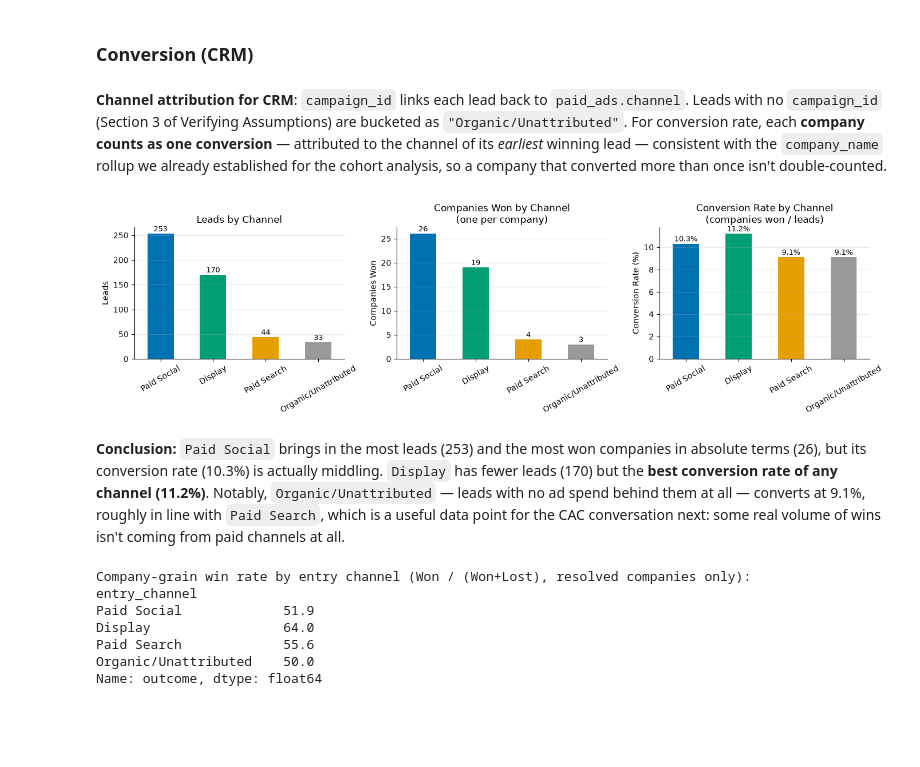
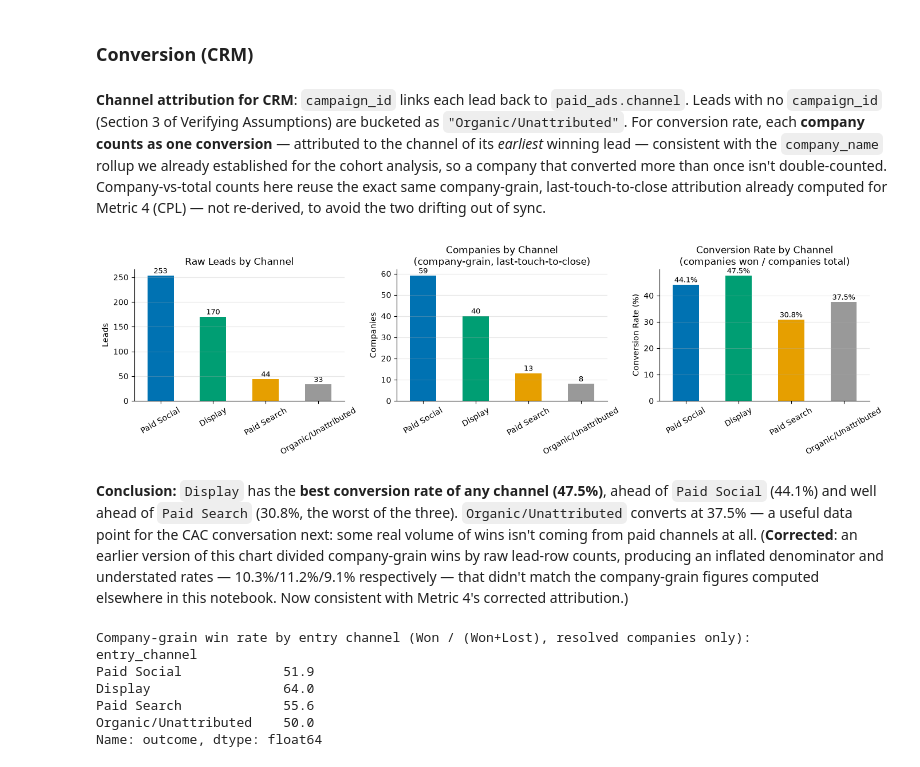
Before and after one commit to MohamadSaad-1993/DeskBird-Case, a Jupyter notebook: deskbird_growth_analysis.ipynb, the cells around one changed output. Saved outputs shown, nothing was run; the diff lists cells and outputs as text; code cells hidden in the pictures; blank space fills up the shorter version.

```diff
--- a/deskbird_growth_analysis.ipynb
+++ b/deskbird_growth_analysis.ipynb
@@ -1248,43 +1248,43 @@ plt.show()
 # %% [markdown]
 ### Conversion (CRM)
 # %% [markdown]
-**Channel attribution for CRM**: `campaign_id` links each lead back to `paid_ads.channel`. Leads with no `campaign_id` (Section 3 of Verifying Assumptions) are bucketed as `"Organic/Unattributed"`. For conversion rate, each **company counts as one conversion** — attributed to the channel of its *earliest* winning lead — consistent with the `company_name` rollup we already established for the cohort analysis, so a company that converted more than once isn't double-counted.
+**Channel attribution for CRM**: `campaign_id` links each lead back to `paid_ads.channel`. Leads with no `campaign_id` (Section 3 of Verifying Assumptions) are bucketed as `"Organic/Unattributed"`. For conversion rate, each **company counts as one conversion** — attributed to the channel of its *earliest* winning lead — consistent with the `company_name` rollup we already established for the cohort analysis, so a company that converted more than once isn't double-counted. Company-vs-total counts here reuse the exact same company-grain, last-touch-to-close attribution already computed for Metric 4 (CPL) — not re-derived, to avoid the two drifting out of sync.
 # %%
 # channel_colors, channel_order, and crm_pipeline['channel'] were already set up in Section 4 (cell 76) - reused as-is here
 leads_by_channel = crm_pipeline.channel.value_counts().reindex(channel_order)
 
-won_leads = crm_pipeline[crm_pipeline.lifecycle_stage == 'Closed Won'].sort_values('close_date')
-earliest_won = won_leads.groupby('company_name').first()  # one row per company = one conversion
-won_by_channel = earliest_won.channel.value_counts().reindex(channel_order).fillna(0)
-
-conv_rate = (won_by_channel / leads_by_channel * 100).round(1)
+# Companies won and total companies by channel reuse the corrected, company-grain, last-touch-to-close
+# attribution already computed in Metric 4 (CPL) above (cell 91) -- avoids re-deriving (and re-breaking) the same logic.
+won_by_channel = won_by_channel_cac.reindex(channel_order)
+companies_total_by_channel = companies_by_channel_cpl.reindex(channel_order)
+conv_rate = (won_by_channel / companies_total_by_channel * 100).round(1)
 
 fig, axes = plt.subplots(1, 3, figsize=(14, 4))
 colors = [channel_colors[c] for c in channel_order]
 
 for ax, data, title, ylabel, fmt in zip(
     axes,
-    [leads_by_channel, won_by_channel, conv_rate],
-    ['Leads by Channel', 'Companies Won by Channel\n(one per company)', 'Conversion Rate by Channel\n(companies won / leads)'],
-    ['Leads', 'Companies Won', 'Conversion Rate (%)'],
+    [leads_by_channel, companies_total_by_channel, conv_rate],
+    ['Raw Leads by Channel', 'Companies by Channel\n(company-grain, last-touch-to-close)', 'Conversion Rate by Channel\n(companies won / companies total)'],
+    ['Leads', 'Companies', 'Conversion Rate (%)'],
     ['{:.0f}', '{:.0f}', '{:.1f}%'],
 ):
     data.plot(kind='bar', ax=ax, color=colors)
     ax.set_title(title)
     ax.set_ylabel(ylabel)
     ax.set_xlabel('')
     ax.tick_params(axis='x', rotation=30)
     ax.spines[['top', 'right']].set_visible(False)
     ax.grid(axis='y', alpha=0.3)
     for i, v in enumerate(data):
         ax.text(i, v + (data.max() * 0.02), fmt.format(v), ha='center', fontsize=9)
 
 plt.tight_layout()
 plt.show()
 # %% [output]
-[figure, old version]
+[figure, new version]
 # %% [markdown]
-**Conclusion:** `Paid Social` brings in the most leads (253) and the most won companies in absolute terms (26), but its conversion rate (10.3%) is actually middling. `Display` has fewer leads (170) but the **best conversion rate of any channel (11.2%)**. Notably, `Organic/Unattributed` — leads with no ad spend behind them at all — converts at 9.1%, roughly in line with `Paid Search`, which is a useful data point for the CAC conversation next: some real volume of wins isn't coming from paid channels at all.
+**Conclusion:** `Display` has the **best conversion rate of any channel (47.5%)**, ahead of `Paid Social` (44.1%) and well ahead of `Paid Search` (30.8%, the worst of the three). `Organic/Unattributed` converts at 37.5% — a useful data point for the CAC conversation next: some real volume of wins isn't coming from paid channels at all. (**Corrected**: an earlier version of this chart divided company-grain wins by raw lead-row counts, producing an inflated denominator and understated rates — 10.3%/11.2%/9.1% respectively — that didn't match the company-grain figures computed elsewhere in this notebook. Now consistent with Metric 4's corrected attribution.)
 # %%
 # company-grain win rate by entry channel (resolved deals only) -- referenced later in
 # the dormant-reactivation recommendation (Section 8), computed here so it's traceable
```
Also changed, not shown: parts of 2 cells of this notebook, 1 other file.
